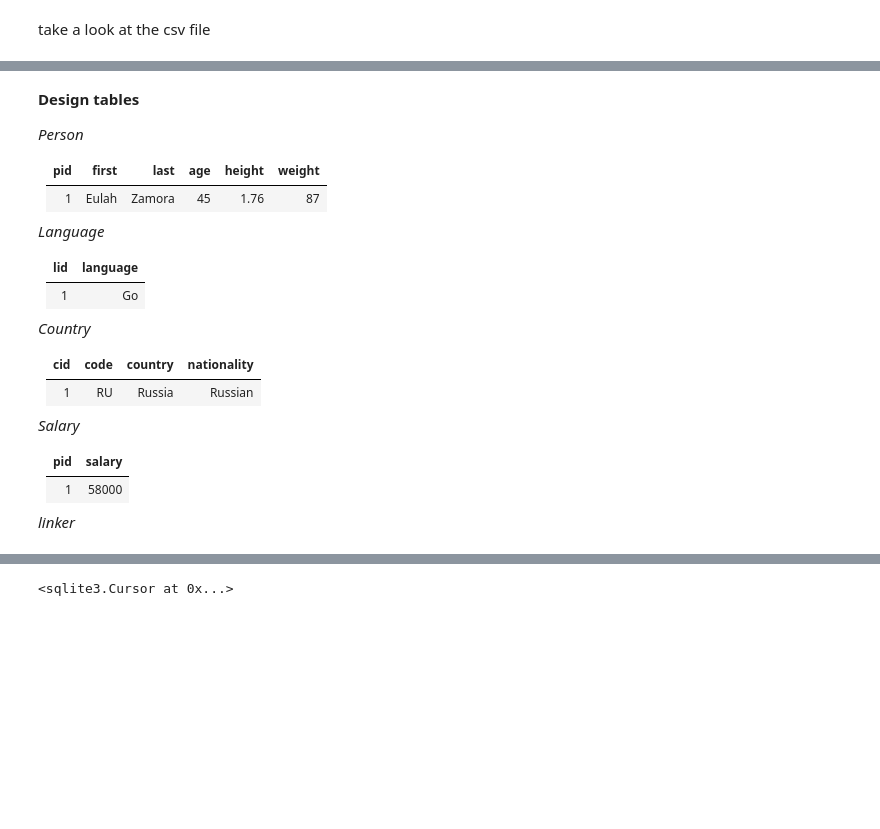
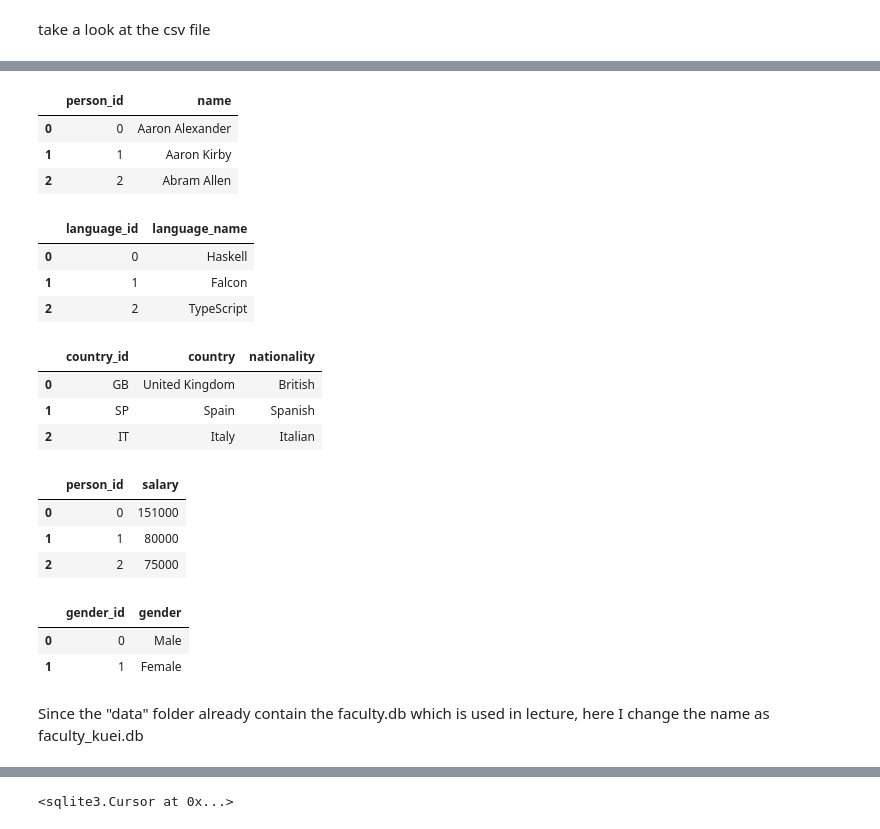
Before and after one commit to clintko/Duke_BIOS707_Notes, a Jupyter notebook: Z02_Relatinal_Databases_SQL_kuei.ipynb, the cells around one changed output, grey strips where cells are left out. Cells and saved outputs as stored; diff of their text form; code cells hidden in the pictures; blank space fills up the shorter version.

```diff
--- a/Z02_Relatinal_Databases_SQL_kuei.ipynb
+++ b/Z02_Relatinal_Databases_SQL_kuei.ipynb
@@ -48,2 +158,30 @@ flat.sample(10)
+# %%
+display(df_person_id.head(3))
+display(df_lang.head(3))
+display(df_country.head(3))
+display(df_confidential.head(3))
+display(df_gender.head(3))
+# %% [output]
+|  | person_id | name |
+| 0 | 0 | Aaron Alexander |
+| 1 | 1 | Aaron Kirby |
+| 2 | 2 | Abram Allen |
+|  | language_id | language_name |
+| 0 | 0 | Haskell |
+| 1 | 1 | Falcon |
+| 2 | 2 | TypeScript |
+|  | country_id | country | nationality |
+| 0 | GB | United Kingdom | British |
+| 1 | SP | Spain | Spanish |
+| 2 | IT | Italy | Italian |
+|  | person_id | salary |
+| 0 | 0 | 151000 |
+| 1 | 1 | 80000 |
+| 2 | 2 | 75000 |
+|  | gender_id | gender |
+| 0 | 0 | Male |
+| 1 | 1 | Female |
+# %% [markdown]
+Since the "data" folder already contain the faculty.db which is used in lecture, here I change the name as faculty_kuei.db
 # %%
 # Connecting to the database file
@@ -51,29 +189 @@ con = sqlite3.connect(datadir + "faculty.db")
 cur = con.cursor()
-# %% [markdown]
-**Design tables**
-
-*Person*
-
-| pid | first | last   | age | height | weight |
-|-----|-------|--------|-----|--------|--------|
-|  1  | Eulah | Zamora |  45 |  1.76  |   87   |
-
-*Language*
-
-| lid | language |
-|-----|----------|
-|  1  |    Go    |
-
-*Country*
-
-| cid | code | country | nationality |
-|-----|------|---------|-------------|
-|  1  |  RU  | Russia  |    Russian  |
-
-*Salary*
-
-| pid | salary |
-|-----|--------|
-|  1  |  58000 |
-
-*linker*
```
Also changed, not shown: parts of 8 cells of this notebook, 4 other files.
